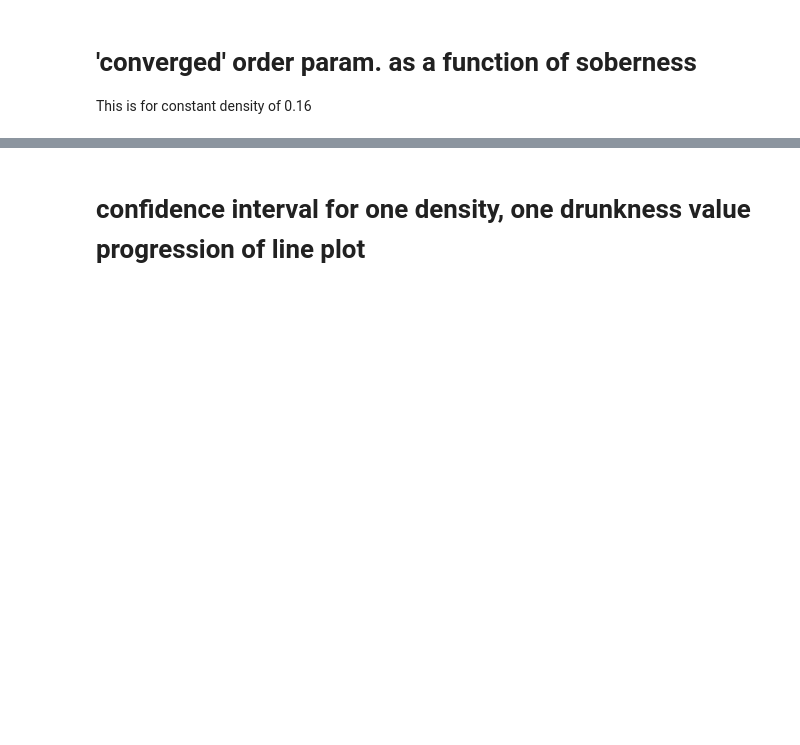
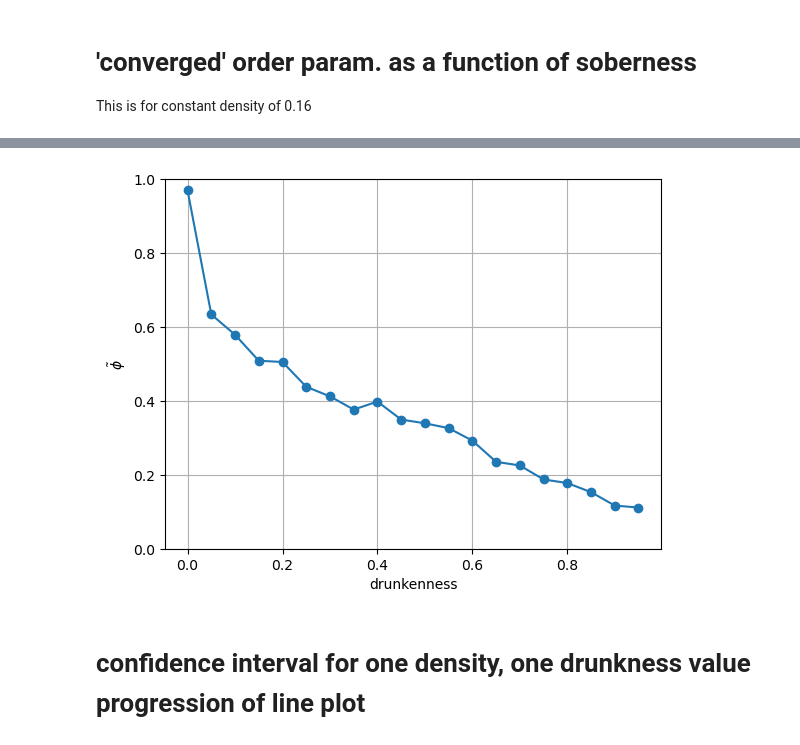
Before and after one commit to Ninavd/crowd-control, a Jupyter notebook: data_analysis.ipynb, the cells around one changed output, grey strips where cells are left out. Saved outputs shown, nothing was run; the diff lists cells and outputs as text; code cells hidden in the pictures; blank space fills up the shorter version.

```diff
--- a/data_analysis.ipynb
+++ b/data_analysis.ipynb
@@ -86,11 +83,14 @@ plt.show()
 # 'converged' order param. as a function of soberness
 This is for constant density of 0.16
 # %%
-rho = 0.16
+rho = 0.18
 plt.figure()
-plt.plot(p_values, [np.mean(all_data[rho][i][0][:-100]) for i in range(len(p_values))], 'o-')
-plt.xlabel('soberness (p)')
-plt.ylabel('lane formation ($\phi$)')
+drunk_values=[]
+for p in p_values:
+    drunk_values.append(1-p)
+plt.plot(drunk_values, [np.mean(all_data[rho][i][0][:-100]) for i in range(len(p_values))], 'o-')
+plt.xlabel('drunkenness')
+plt.ylabel('$\\tilde{\phi}$')
 plt.grid()
 plt.ylim(0, 1)
 plt.show()
@@ -100,3 +98,4 @@ plt.show()
+[figure, added]
 # %% [markdown]
 # confidence interval for one density, one drunkness value progression of line plot
 # %%
```
Also changed, not shown: parts of 6 cells of this notebook.
